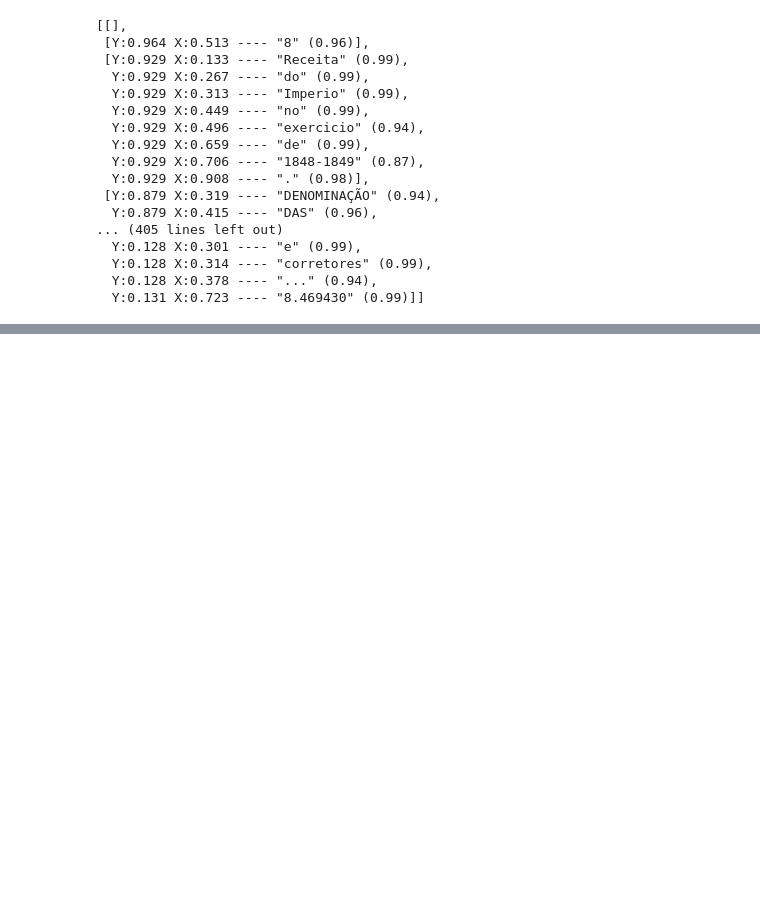
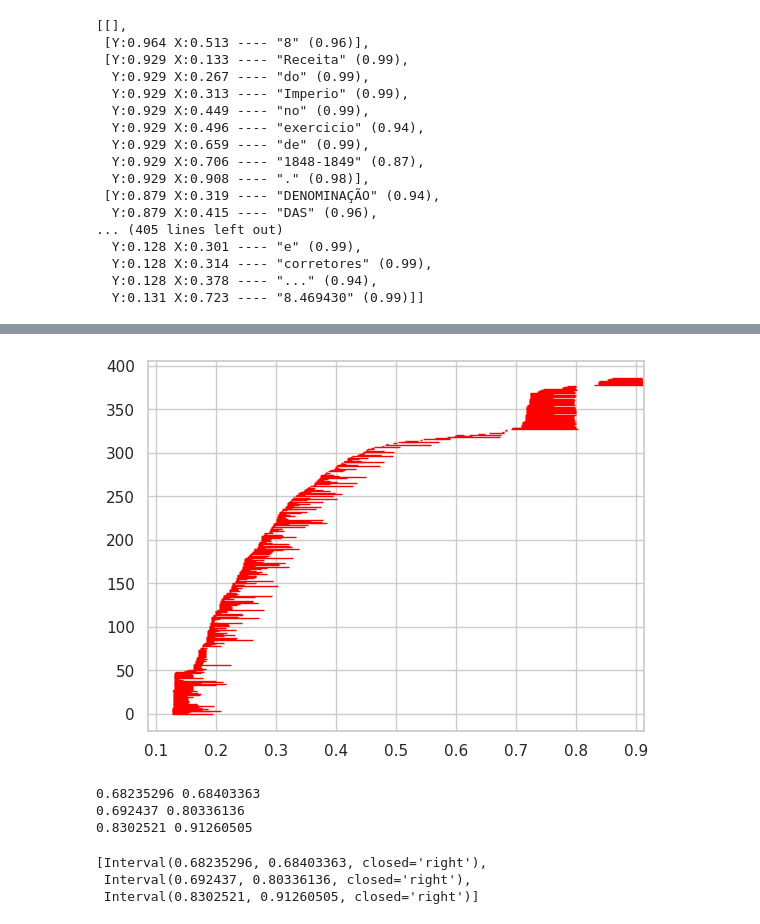
Before and after one commit to caio-donalisio/tcc, a Jupyter notebook: gerar_pdf_ilustrativo.ipynb, the cells around one changed output, grey strips where cells are left out. Saved outputs shown, nothing was run; the diff lists cells and outputs as text; code cells hidden in the pictures; blank space fills up the shorter version.

```diff
--- a/gerar_pdf_ilustrativo.ipynb
+++ b/gerar_pdf_ilustrativo.ipynb
@@ -146,6 +147,3 @@ tokens.lines
   Y:0.128 X:0.314 ---- "corretores" (0.99),
   Y:0.128 X:0.378 ---- "..." (0.94),
   Y:0.131 X:0.723 ---- "8.469430" (0.99)]]
-# %%
-for token in tokens:
-    print(token.text, token.height, token.length)
@@ -253,0 +150,10 @@ results
+# %%
+intervals = []
+HEADER_HEIGHT=0.015
+MAX_OFFSET = 0.2
+for line in tokens.lines:
+    for token in line:
+        if token.height < HEADER_HEIGHT and line[0].left < MAX_OFFSET:
+            print(token)
+            intervals.append(pd.Interval(token.left, token.right))
+intervals.sort(key=lambda interval: interval.left)
@@ -253,0 +178,7 @@ results
+# %%
+df = pd.DataFrame(
+    {'left':[i.left for i in intervals],
+    'right':[i.right for i in intervals]},
+    )
+# %%
+df['len'] = df['right'] - df['left']
@@ -253,0 +199,42 @@ results
+# %%
+
+
+import matplotlib.pyplot as plt
+
+def plot_intervals(intervals):
+
+    df = pd.DataFrame(
+        {'left':[i.left for i in intervals],
+        'right':[i.right for i in intervals]},
+        )
+    start = df['right']
+    end = df['left']
+    width = end-start
+    fig, ax = plt.subplots()
+    ax.barh(width=width, left=start, height=0.005, y=df.index, color='red',edgecolor='red')
+    plt.show()
+
+plot_intervals(intervals)
+# %% [output]
+[figure, added]
+# %%
+gaps = []
+temp_interval, intervals = intervals[0], intervals[1:]
+for index, interval in enumerate(intervals):
+    if index and interval.left > temp_interval.right:
+        temp_interval = interval
+        gaps.append(pd.Interval(left=interval.left, right=interval.right))
+        print(temp_interval.left,interval.right)
+    else:
+        if interval.right > temp_interval.right:
+            temp_interval=pd.Interval(temp_interval.left, interval.right)
+# %% [output]
+0.68235296 0.68403363
+0.692437 0.80336136
+0.8302521 0.91260505
+# %%
+gaps
+# %% [output]
+[Interval(0.68235296, 0.68403363, closed='right'),
+ Interval(0.692437, 0.80336136, closed='right'),
+ Interval(0.8302521, 0.91260505, closed='right')]
```
Also changed, not shown: parts of 10 cells of this notebook, 2 other files.
